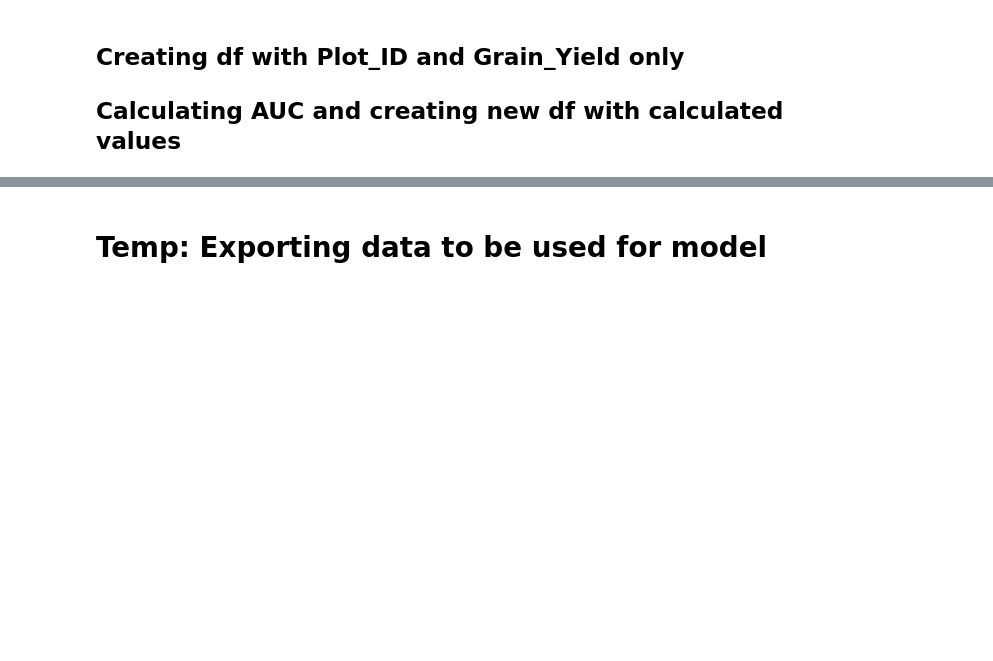
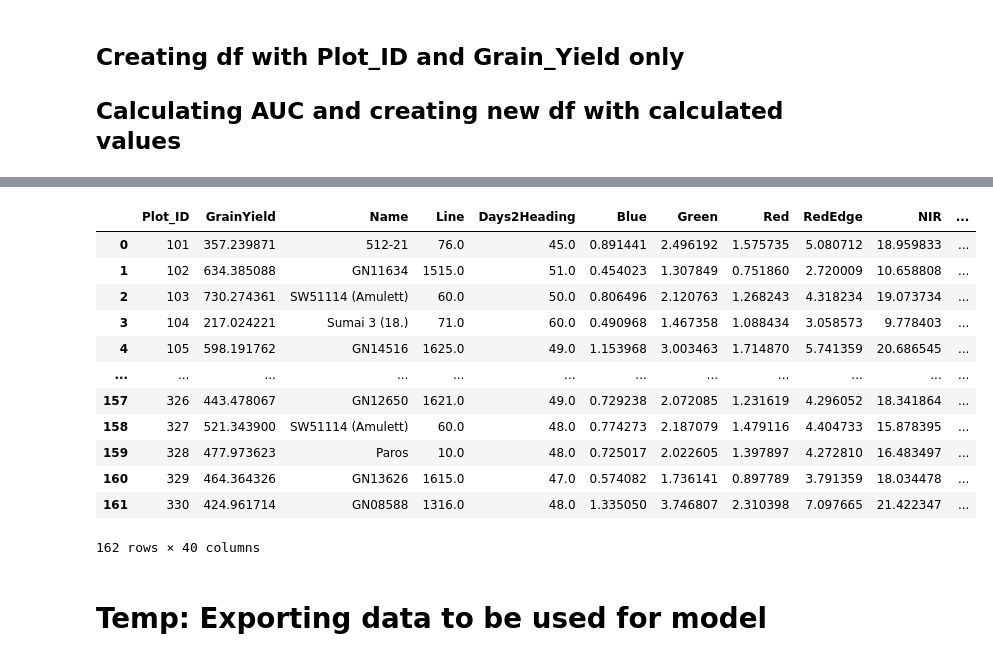
Before and after one commit to fahadijaz/spring_wheat_yield_prediction, a Jupyter notebook: 3. Weather and genomic data.ipynb, the cells around one changed output, grey strips where cells are left out. Drawn from its saved outputs; the diff is of its cells as text; code cells hidden in the pictures; blank space fills up the shorter version.

```diff
--- a/3. Weather and genomic data.ipynb
+++ b/3. Weather and genomic data.ipynb
@@ -376,3 +507,19 @@ simp_df_all
+# %%
+Staur_2019_Simps_dropna
+# %% [output]
+|  | Plot_ID | GrainYield | Name | Line | Days2Heading | Blue | Green | Red | RedEdge | NIR | ... |
+| 0 | 101 | 357.239871 | 512-21 | 76.0 | 45.0 | 0.891441 | 2.496192 | 1.575735 | 5.080712 | 18.959833 | ... |
+| 1 | 102 | 634.385088 | GN11634 | 1515.0 | 51.0 | 0.454023 | 1.307849 | 0.751860 | 2.720009 | 10.658808 | ... |
+| 2 | 103 | 730.274361 | SW51114 (Amulett) | 60.0 | 50.0 | 0.806496 | 2.120763 | 1.268243 | 4.318234 | 19.073734 | ... |
+| 3 | 104 | 217.024221 | Sumai 3 (18.) | 71.0 | 60.0 | 0.490968 | 1.467358 | 1.088434 | 3.058573 | 9.778403 | ... |
+| 4 | 105 | 598.191762 | GN14516 | 1625.0 | 49.0 | 1.153968 | 3.003463 | 1.714870 | 5.741359 | 20.686545 | ... |
+| ... | ... | ... | ... | ... | ... | ... | ... | ... | ... | ... | ... |
+| 157 | 326 | 443.478067 | GN12650 | 1621.0 | 49.0 | 0.729238 | 2.072085 | 1.231619 | 4.296052 | 18.341864 | ... |
+| 158 | 327 | 521.343900 | SW51114 (Amulett) | 60.0 | 48.0 | 0.774273 | 2.187079 | 1.479116 | 4.404733 | 15.878395 | ... |
+| 159 | 328 | 477.973623 | Paros | 10.0 | 48.0 | 0.725017 | 2.022605 | 1.397897 | 4.272810 | 16.483497 | ... |
+| 160 | 329 | 464.364326 | GN13626 | 1615.0 | 47.0 | 0.574082 | 1.736141 | 0.897789 | 3.791359 | 18.034478 | ... |
+| 161 | 330 | 424.961714 | GN08588 | 1316.0 | 48.0 | 1.335050 | 3.746807 | 2.310398 | 7.097665 | 21.422347 | ... |
+162 rows × 40 columns
 # %% [markdown]
 # Temp: Exporting data to be used for model
 # %%
```
Also changed, not shown: parts of 18 cells of this notebook, 5 other files.
